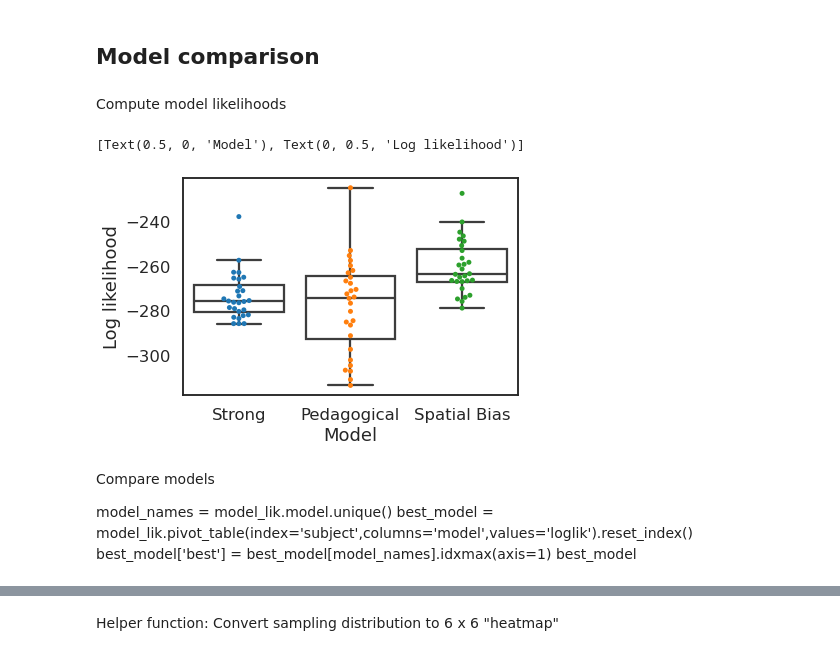
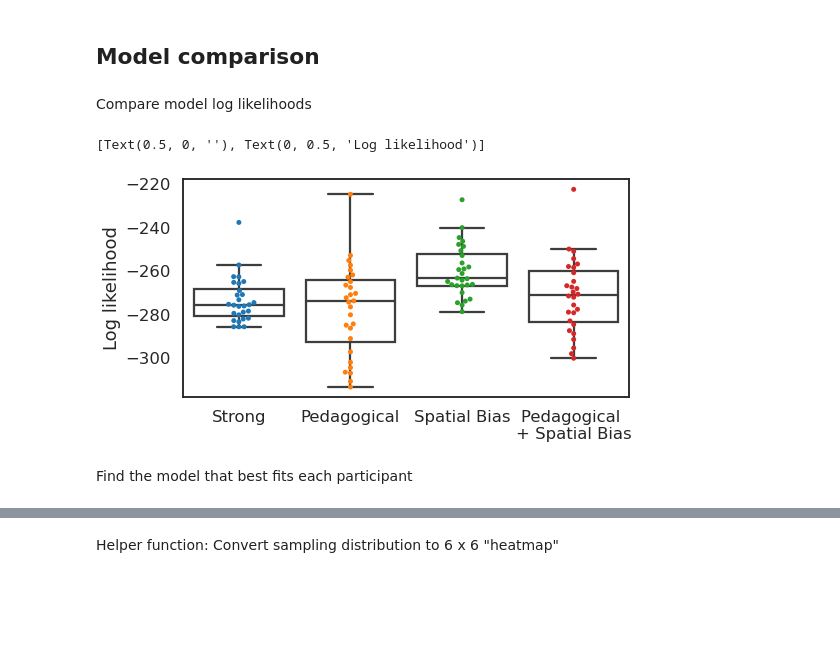
Before and after one commit to nataliavelez/teaching_fmri, a Jupyter notebook: 2_behavioral/3_model_comparison.ipynb, the cells around one changed output, grey strips where cells are left out. Cells and saved outputs as stored; diff of their text form; code cells hidden in the pictures; blank space fills up the shorter version.

```diff
--- a/2_behavioral/3_model_comparison.ipynb
+++ b/2_behavioral/3_model_comparison.ipynb
@@ -59,8 +60,12 @@ pedagogical_df = pd.DataFrame(pedagogical_model)
 spatial_bias_model = read_json('outputs/model_predictions_spatialbias.json')
 spatial_df = pd.DataFrame(spatial_bias_model)
 
+# Pedagogical sampling + spatial bias
+spatial_pedagogical_model = read_json('outputs/model_predictions_spatialpedagogical_n10.json')
+spatial_pedagogical_df = pd.DataFrame(spatial_pedagogical_model)
+
 # Put it together
-model_df = pd.concat([strong_df, pedagogical_df, spatial_df])
+model_df = pd.concat([strong_df, pedagogical_df, spatial_df, spatial_pedagogical_df])
 model_df['loglik'] = np.log(model_df.lik)
 print(model_df.shape)
 model_df.head()
@@ -89,28 +94,30 @@ model_df[~np.isfinite(model_df.KL)]
 # %% [markdown]
 ## Model comparison
 # %% [markdown]
-Compute model likelihoods
+Compare model log likelihoods
 # %%
+
 model_lik = model_df.groupby(['subject', 'model'])['loglik'].agg('sum').reset_index()
 
 # Make pretty labels for plotting
 model_lik['model_label'] = model_lik.model.str.title()
-model_lik['model_label'] = model_lik.model_label.str.replace('_', ' ')
+model_lik['model_label'] = (model_lik.model_label
+                                     .str.replace('_', ' ')
+                                     .str.replace('Plus', '\n+'))
 model_lik['model_label'] = (model_lik.model_label
                                      .astype('category')
-                                     .cat.reorder_categories(['Strong', 'Pedagogical', 'Spatial Bias']))
+                                     .cat.reorder_categories(['Strong',
+                                                              'Pedagogical',
+                                                              'Spatial Bias',
+                                                              'Pedagogical \n+ Spatial Bias']))
 
-ax = sns.swarmplot(data=model_lik, x='model_label',y='loglik')
+fig, ax = plt.subplots(figsize=(8,4))
+sns.swarmplot(data=model_lik, x='model_label',y='loglik', ax=ax)
 sns.boxplot(data=model_lik, x='model_label',y='loglik',
             boxprops={'facecolor':'None'}, showfliers=False, ax=ax)
-ax.set(xlabel='Model', ylabel='Log likelihood')
+ax.set(xlabel='', ylabel='Log likelihood')
 # %% [output]
-[Text(0.5, 0, 'Model'), Text(0, 0.5, 'Log likelihood')]
+[Text(0.5, 0, ''), Text(0, 0.5, 'Log likelihood')]
-[figure, old version]
+[figure, new version]
-# %% [markdown]
-Compare models
-
-model_names = model_lik.model.unique()
-best_model = model_lik.pivot_table(index='subject',columns='model',values='loglik').reset_index()
-best_model['best'] = best_model[model_names].idxmax(axis=1)
-best_model
+# %% [markdown]
+Find the model that best fits each participant
```
Also changed, not shown: parts of 20 cells of this notebook, 11 other files.
